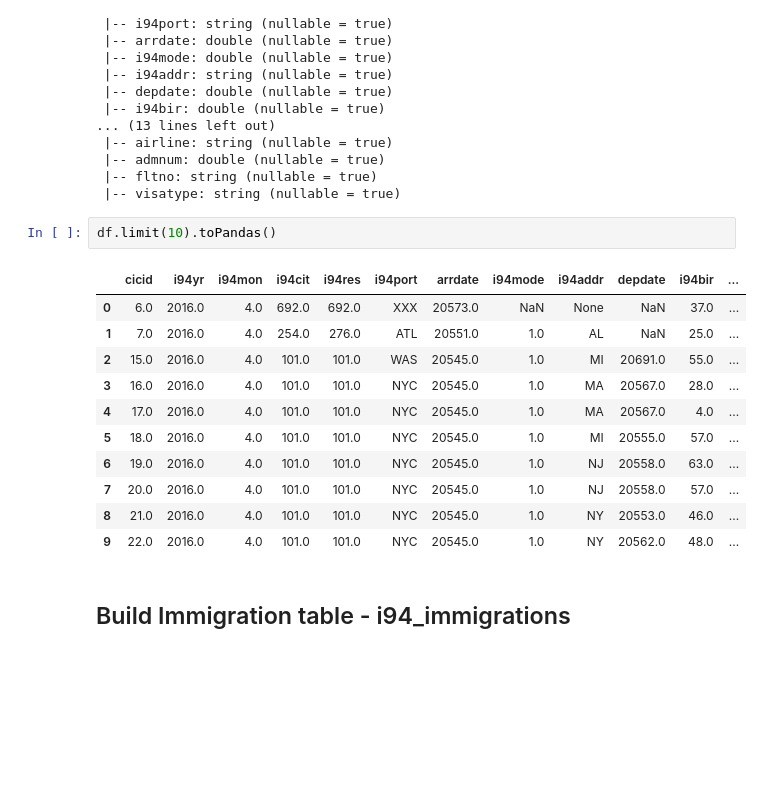
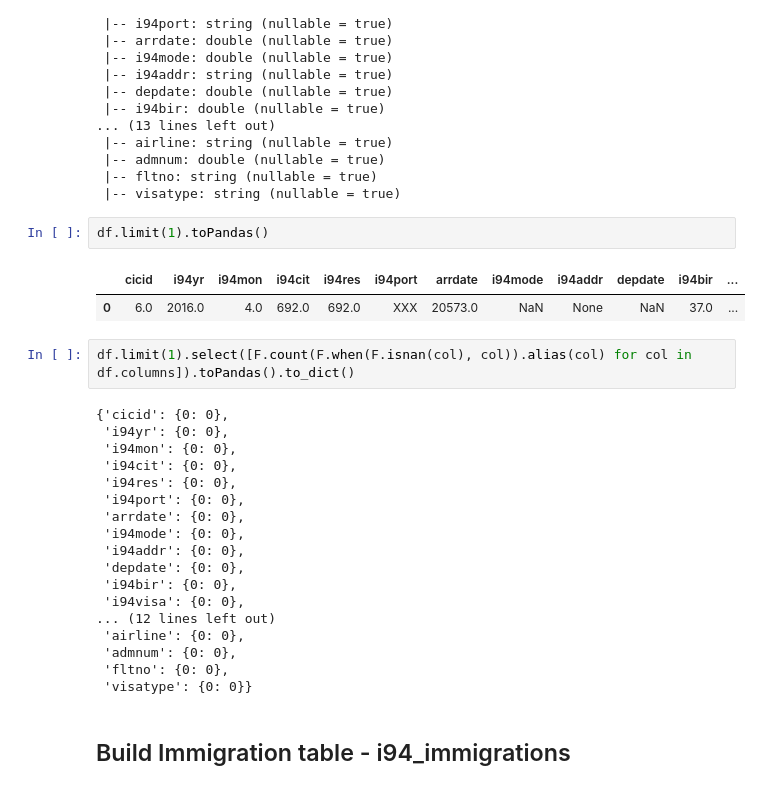
Before and after one commit to sl2902/Data-Engineering-ND, a Jupyter notebook: Capstone/notebook/Explore_using_PySpark.ipynb, the cells around one changed output. Cells and saved outputs as stored; diff of their text form; blank space fills up the shorter version.

```diff
--- a/Capstone/notebook/Explore_using_PySpark.ipynb
+++ b/Capstone/notebook/Explore_using_PySpark.ipynb
@@ -83,19 +88,30 @@ root
  |-- fltno: string (nullable = true)
  |-- visatype: string (nullable = true)
 # %%
-df.limit(10).toPandas()
+df.limit(1).toPandas()
 # %% [output]
 |  | cicid | i94yr | i94mon | i94cit | i94res | i94port | arrdate | i94mode | i94addr | depdate | i94bir | ... |
 | 0 | 6.0 | 2016.0 | 4.0 | 692.0 | 692.0 | XXX | 20573.0 | NaN | None | NaN | 37.0 | ... |
-| 1 | 7.0 | 2016.0 | 4.0 | 254.0 | 276.0 | ATL | 20551.0 | 1.0 | AL | NaN | 25.0 | ... |
-| 2 | 15.0 | 2016.0 | 4.0 | 101.0 | 101.0 | WAS | 20545.0 | 1.0 | MI | 20691.0 | 55.0 | ... |
-| 3 | 16.0 | 2016.0 | 4.0 | 101.0 | 101.0 | NYC | 20545.0 | 1.0 | MA | 20567.0 | 28.0 | ... |
-| 4 | 17.0 | 2016.0 | 4.0 | 101.0 | 101.0 | NYC | 20545.0 | 1.0 | MA | 20567.0 | 4.0 | ... |
-| 5 | 18.0 | 2016.0 | 4.0 | 101.0 | 101.0 | NYC | 20545.0 | 1.0 | MI | 20555.0 | 57.0 | ... |
-| 6 | 19.0 | 2016.0 | 4.0 | 101.0 | 101.0 | NYC | 20545.0 | 1.0 | NJ | 20558.0 | 63.0 | ... |
-| 7 | 20.0 | 2016.0 | 4.0 | 101.0 | 101.0 | NYC | 20545.0 | 1.0 | NJ | 20558.0 | 57.0 | ... |
-| 8 | 21.0 | 2016.0 | 4.0 | 101.0 | 101.0 | NYC | 20545.0 | 1.0 | NY | 20553.0 | 46.0 | ... |
-| 9 | 22.0 | 2016.0 | 4.0 | 101.0 | 101.0 | NYC | 20545.0 | 1.0 | NY | 20562.0 | 48.0 | ... |
+# %%
+df.limit(1).select([F.count(F.when(F.isnan(col), col)).alias(col) for col in df.columns]).toPandas().to_dict()
+# %% [output]
+{'cicid': {0: 0},
+ 'i94yr': {0: 0},
+ 'i94mon': {0: 0},
+ 'i94cit': {0: 0},
+ 'i94res': {0: 0},
+ 'i94port': {0: 0},
+ 'arrdate': {0: 0},
+ 'i94mode': {0: 0},
+ 'i94addr': {0: 0},
+ 'depdate': {0: 0},
+ 'i94bir': {0: 0},
+ 'i94visa': {0: 0},
+... (12 lines left out)
+ 'airline': {0: 0},
+ 'admnum': {0: 0},
+ 'fltno': {0: 0},
+ 'visatype': {0: 0}}
 # %% [markdown]
 ## Build Immigration table - i94_immigrations
 # %%
```
Also changed, not shown: parts of 24 cells of this notebook, 9 other files.
